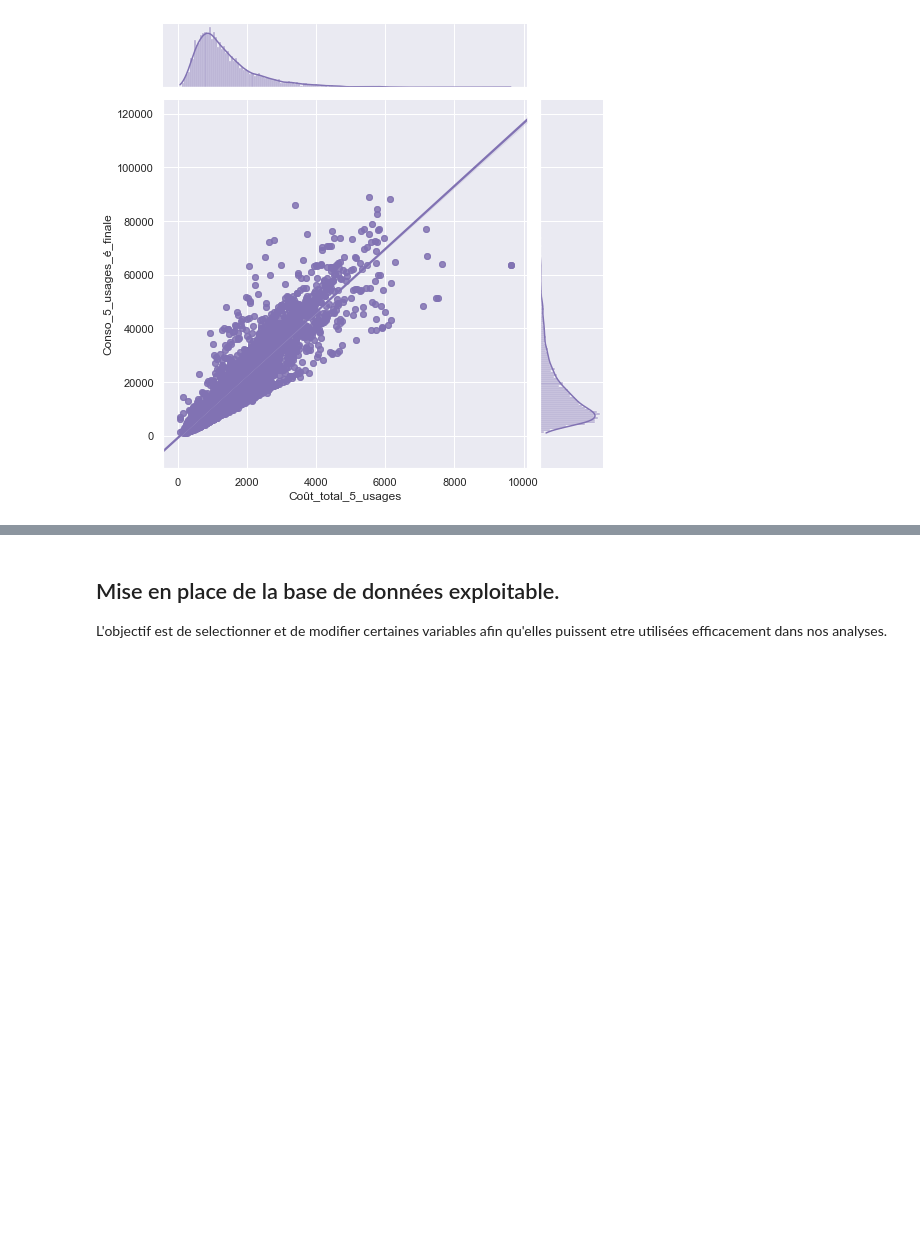
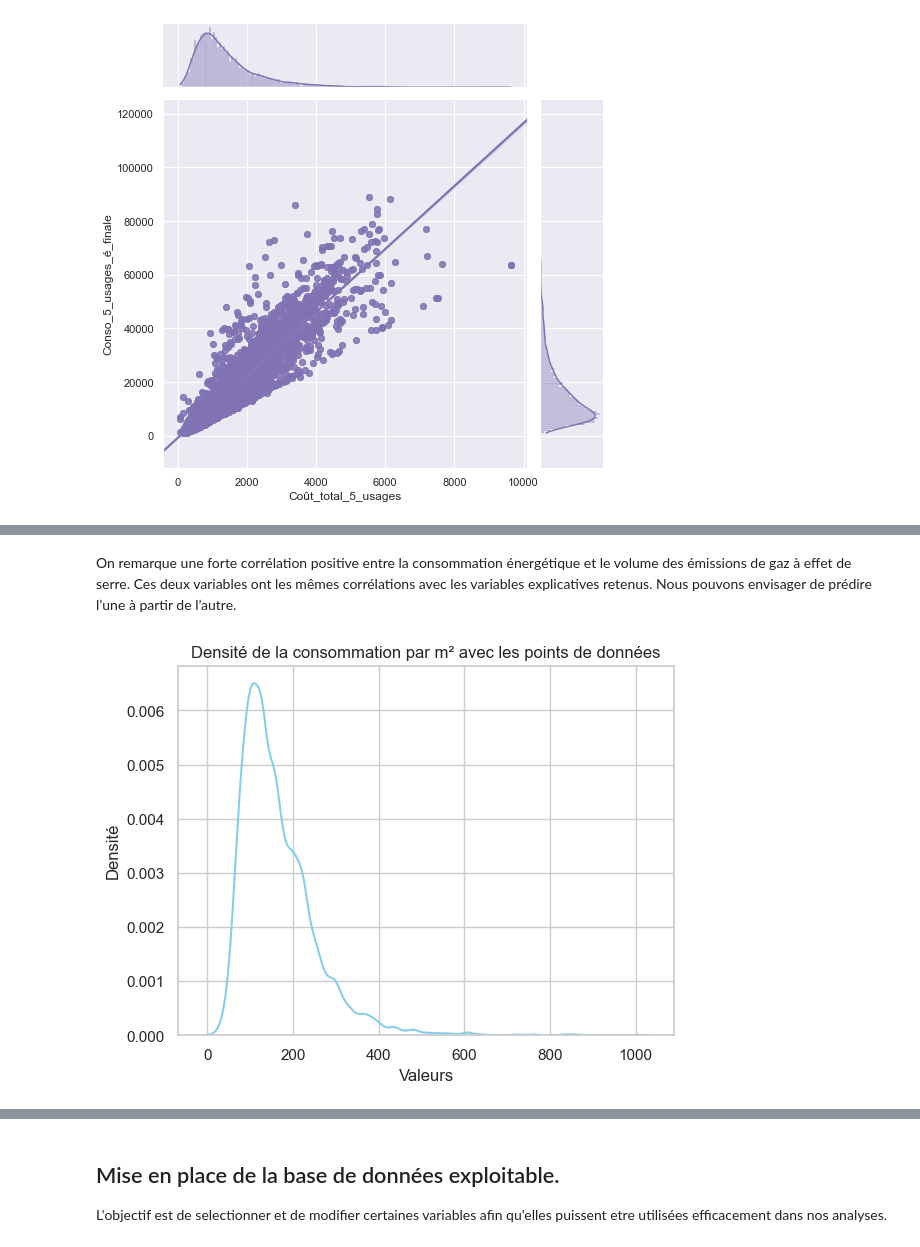
Before and after one commit to LACHQER-Wiam/Projet-Python, a Jupyter notebook: data.ipynb, the cells around one changed output, grey strips where cells are left out. Saved outputs shown, nothing was run; the diff lists cells and outputs as text; code cells hidden in the pictures; blank space fills up the shorter version.

```diff
--- a/data.ipynb
+++ b/data.ipynb
@@ -222,0 +266,14 @@ eda.create_unique(df_DPE)
+# %%
+# Suppression des colonnes
+
+cols_to_drop = ["Surface_climatisée",
+                "Type_installation_solaire",
+                "_score",
+                "Conso_5_usages_é_finale_énergie_n°3",
+                "Type_énergie_n°3"]
+
+df = df_DPE.drop(cols_to_drop, axis=1, inplace=False)
+# %%
+# Suppression des lignes ayant des valeurs manquantes
+
+df = df.dropna(axis=0, how='any')
@@ -226 +309,9 @@ eda.boxplot(df_DPE,variables)
+# %%
+# Standardisation des variables  explicatives continues
+
+from sklearn.preprocessing import StandardScaler
+
+scaler = StandardScaler()
+continuous_explicative = ["Surface_habitable_logement","Hauteur_sous-plafond"]
+df[continuous_explicative] = scaler.fit_transform(df[continuous_explicative])
 # %%
@@ -229,7 +328,12 @@ corr.style.background_gradient(cmap='coolwarm')
+# %% [markdown]
+On remarque une forte corrélation positive entre la consommation énergétique et le volume des émissions de gaz à effet de serre.
+Ces deux variables ont les mêmes corrélations avec les variables explicatives retenus. Nous pouvons envisager de prédire l’une à partir de l’autre.
 # %%
 sns.set(style="whitegrid")
-sns.kdeplot(df_DPE["Conso_5_usages/m²_é_finale"], color="skyblue")
-plt.title('Densité de la variable continue avec points de données')
+sns.kdeplot(df["Conso_5_usages/m²_é_finale"], color="skyblue")
+plt.title('Densité de la consommation par m² avec les points de données')
 plt.xlabel('Valeurs')
 plt.ylabel('Densité')
 plt.show()
+# %% [output]
+[figure, added]
```
Also changed, not shown: parts of 36 cells of this notebook, 2 other files.
